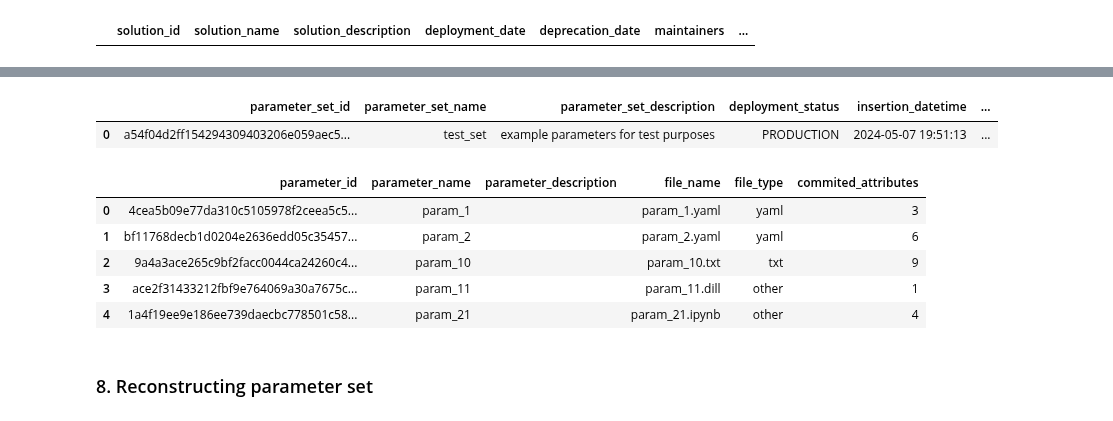
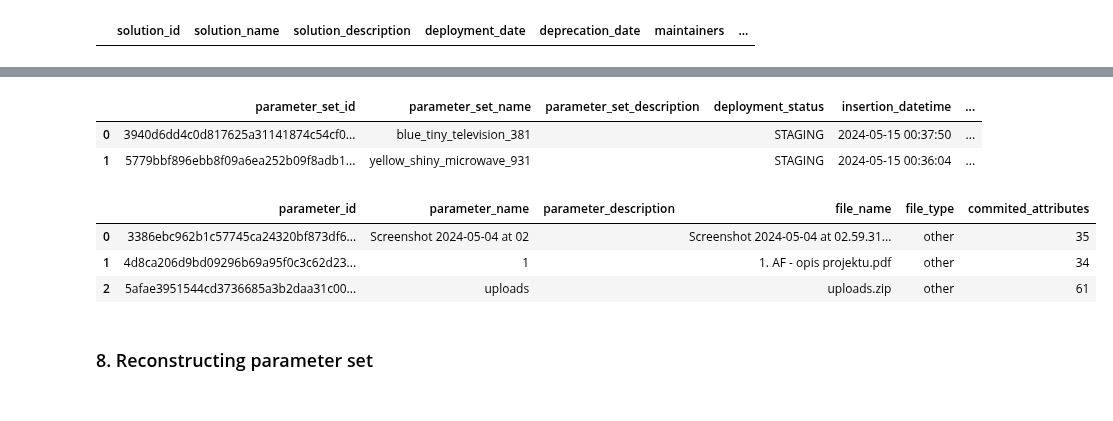
Before and after one commit to Kiril-Mordan/reusables, a Jupyter notebook: example_notebooks/parameterframe.ipynb, the cells around one changed output, grey strips where cells are left out. Cells and saved outputs as stored; diff of their text form; code cells hidden in the pictures.

Commit message:
[parameterframe] fixes and preparations for initial api

```diff
--- a/example_notebooks/parameterframe.ipynb
+++ b/example_notebooks/parameterframe.ipynb
@@ -273,18 +310,17 @@ pf2.show_solutions()
 # %%
-pf2.show_parameter_sets(solution_id='b5c2e4a9bdcb57cc70bdb7310c7909cc1549550add79e3fbcc8aa1cf323cd8ca')
+pf2.show_parameter_sets(solution_id='cec89c4cbb8c891d388407ea93d84a5cd4f996af6d5c1b0cc5fe1cb12101acf5')
 # %% [output]
 |  | parameter_set_id | parameter_set_name | parameter_set_description | deployment_status | insertion_datetime | ... |
-| 0 | a54f04d2ff154294309403206e059aec5... | test_set | example parameters for test purposes | PRODUCTION | 2024-05-07 19:51:13 | ... |
+| 0 | 3940d6dd4c0d817625a31141874c54cf0... | blue_tiny_television_381 |  | STAGING | 2024-05-15 00:37:50 | ... |
+| 1 | 5779bbf896ebb8f09a6ea252b09f8adb1... | yellow_shiny_microwave_931 |  | STAGING | 2024-05-15 00:36:04 | ... |
 # %%
-pf2.show_parameters(solution_id='b5c2e4a9bdcb57cc70bdb7310c7909cc1549550add79e3fbcc8aa1cf323cd8ca',
-                    parameter_set_id='a54f04d2ff154294309403206e059aec556cdcfa51120649ce663f3230a970d5')
+pf2.show_parameters(solution_id='cec89c4cbb8c891d388407ea93d84a5cd4f996af6d5c1b0cc5fe1cb12101acf5',
+                    parameter_set_id='5779bbf896ebb8f09a6ea252b09f8adb1a416e8780cf1424fb9bb93dbec8deb5')
 # %% [output]
 |  | parameter_id | parameter_name | parameter_description | file_name | file_type | commited_attributes |
-| 0 | 4cea5b09e77da310c5105978f2ceea5c5... | param_1 |  | param_1.yaml | yaml | 3 |
-| 1 | bf11768decb1d0204e2636edd05c35457... | param_2 |  | param_2.yaml | yaml | 6 |
-| 2 | 9a4a3ace265c9bf2facc0044ca24260c4... | param_10 |  | param_10.txt | txt | 9 |
-| 3 | ace2f31433212fbf9e764069a30a7675c... | param_11 |  | param_11.dill | other | 1 |
-| 4 | 1a4f19ee9e186ee739daecbc778501c58... | param_21 |  | param_21.ipynb | other | 4 |
+| 0 | 3386ebc962b1c57745ca24320bf873df6... | Screenshot 2024-05-04 at 02 |  | Screenshot 2024-05-04 at 02.59.31... | other | 35 |
+| 1 | 4d8ca206d9bd09296b69a95f0c3c62d23... | 1 |  | 1. AF - opis projektu.pdf | other | 34 |
+| 2 | 5afae3951544cd3736685a3b2daa31c00... | uploads |  | uploads.zip | other | 61 |
 # %% [markdown]
 ### 8. Reconstructing parameter set
 # %%
```
Also changed, not shown: parts of 27 cells of this notebook, 1 other file.
